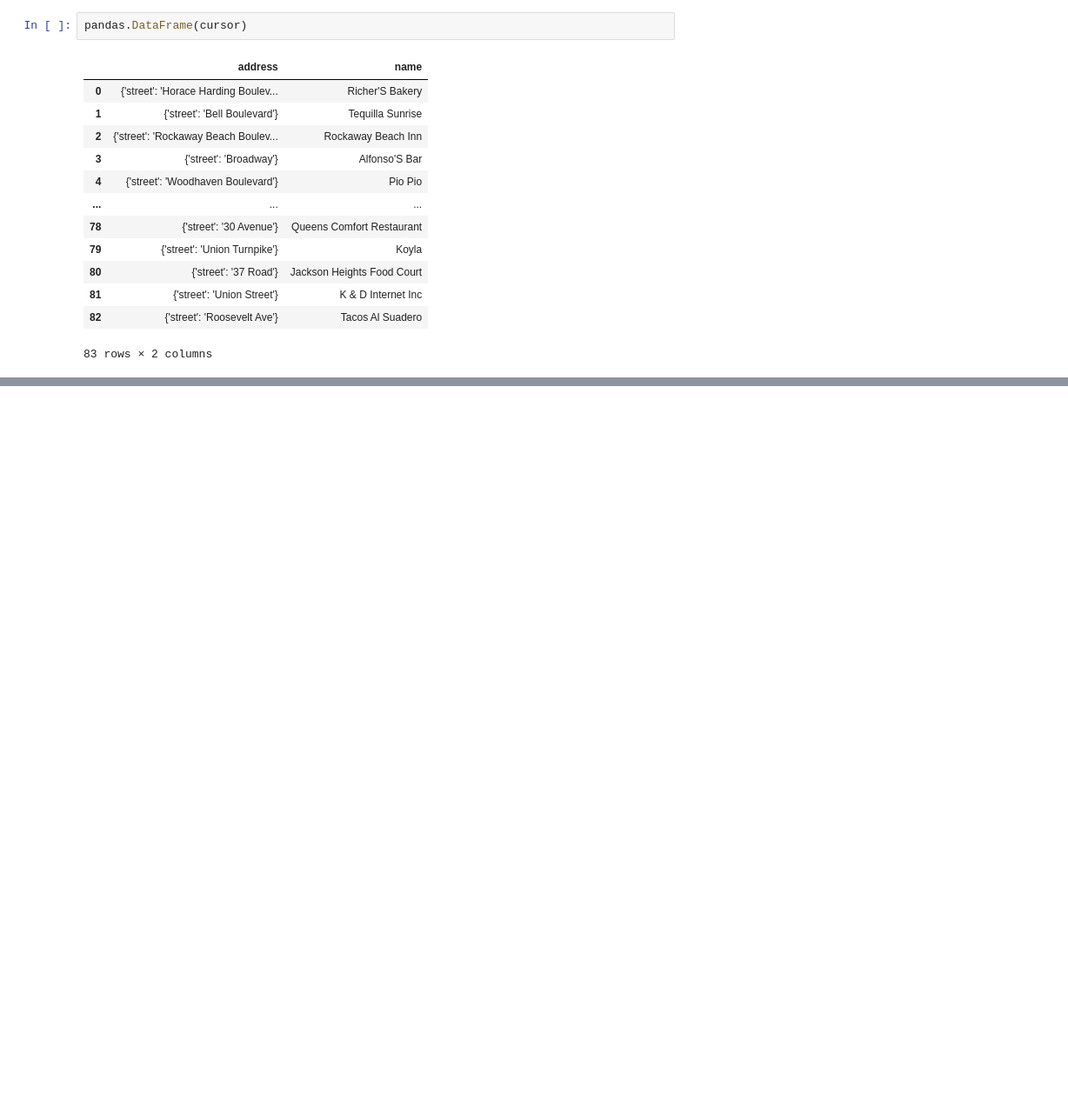
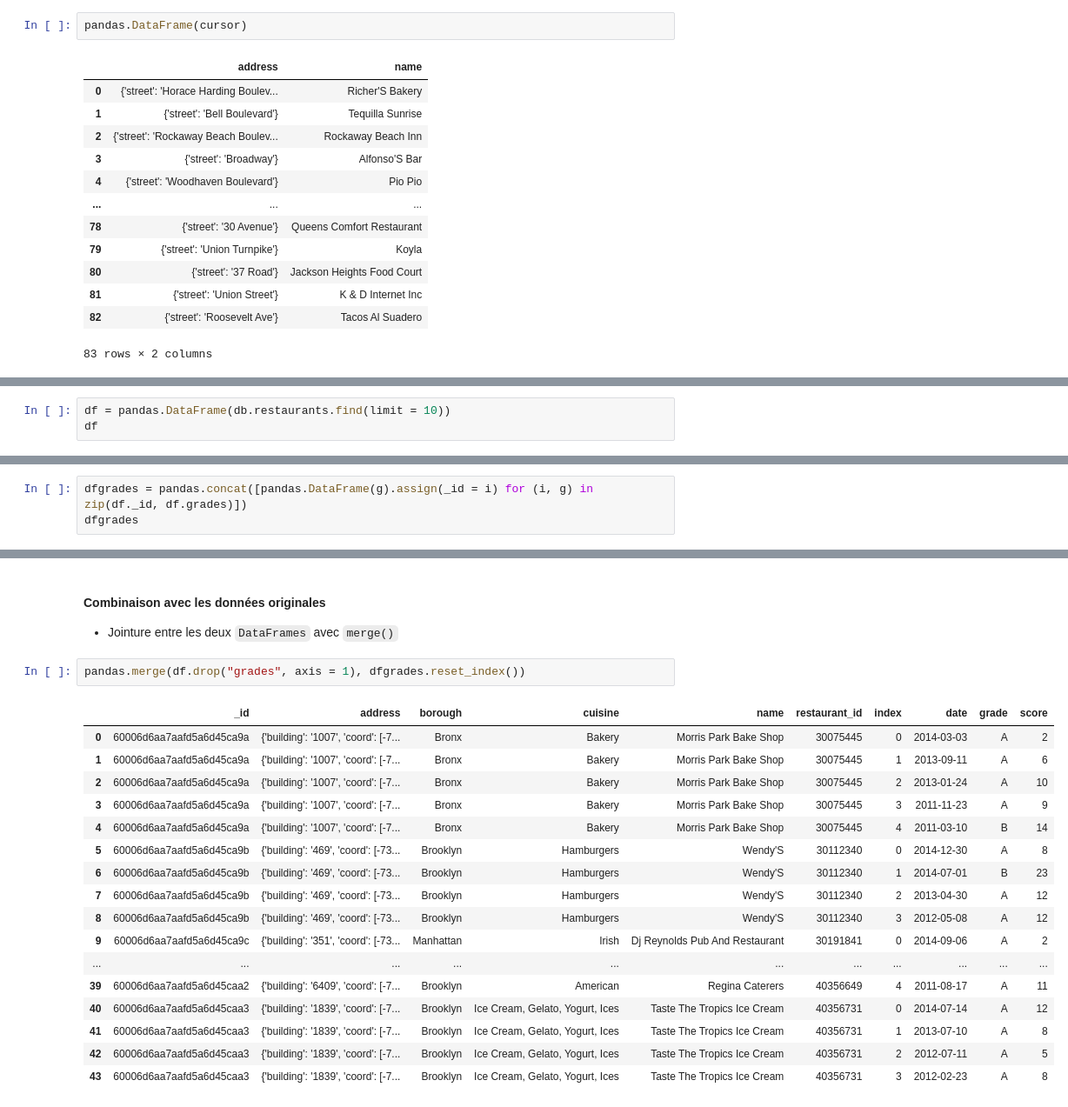
Before and after one commit to fxjollois/cours-2021-2022, a Jupyter notebook: du-ads/python-mongodb.ipynb, the cells around one changed output, grey strips where cells are left out. Shown: that part at 87% size. Drawn from its saved outputs; the diff is of its cells as text; blank space fills up the shorter version.

```diff
--- a/du-ads/python-mongodb.ipynb
+++ b/du-ads/python-mongodb.ipynb
@@ -1177,0 +1246,3 @@ pandas.DataFrame(cursor)
+# %%
+df = pandas.DataFrame(db.restaurants.find(limit = 10))
+df
@@ -1177,0 +1374,3 @@ pandas.DataFrame(cursor)
+# %%
+dfgrades = pandas.concat([pandas.DataFrame(g).assign(_id = i) for (i, g) in zip(df._id, df.grades)])
+dfgrades
@@ -1177,0 +1395,24 @@ pandas.DataFrame(cursor)
+# %% [markdown]
+#### Combinaison avec les données originales
+
+- Jointure entre les deux `DataFrames` avec `merge()`
+# %%
+pandas.merge(df.drop("grades", axis = 1), dfgrades.reset_index())
+# %% [output]
+|  | _id | address | borough | cuisine | name | restaurant_id | index | date | grade | score |
+| 0 | 60006d6aa7aafd5a6d45ca9a | {'building': '1007', 'coord': [-7... | Bronx | Bakery | Morris Park Bake Shop | 30075445 | 0 | 2014-03-03 | A | 2 |
+| 1 | 60006d6aa7aafd5a6d45ca9a | {'building': '1007', 'coord': [-7... | Bronx | Bakery | Morris Park Bake Shop | 30075445 | 1 | 2013-09-11 | A | 6 |
+| 2 | 60006d6aa7aafd5a6d45ca9a | {'building': '1007', 'coord': [-7... | Bronx | Bakery | Morris Park Bake Shop | 30075445 | 2 | 2013-01-24 | A | 10 |
+| 3 | 60006d6aa7aafd5a6d45ca9a | {'building': '1007', 'coord': [-7... | Bronx | Bakery | Morris Park Bake Shop | 30075445 | 3 | 2011-11-23 | A | 9 |
+| 4 | 60006d6aa7aafd5a6d45ca9a | {'building': '1007', 'coord': [-7... | Bronx | Bakery | Morris Park Bake Shop | 30075445 | 4 | 2011-03-10 | B | 14 |
+| 5 | 60006d6aa7aafd5a6d45ca9b | {'building': '469', 'coord': [-73... | Brooklyn | Hamburgers | Wendy'S | 30112340 | 0 | 2014-12-30 | A | 8 |
+| 6 | 60006d6aa7aafd5a6d45ca9b | {'building': '469', 'coord': [-73... | Brooklyn | Hamburgers | Wendy'S | 30112340 | 1 | 2014-07-01 | B | 23 |
+| 7 | 60006d6aa7aafd5a6d45ca9b | {'building': '469', 'coord': [-73... | Brooklyn | Hamburgers | Wendy'S | 30112340 | 2 | 2013-04-30 | A | 12 |
+| 8 | 60006d6aa7aafd5a6d45ca9b | {'building': '469', 'coord': [-73... | Brooklyn | Hamburgers | Wendy'S | 30112340 | 3 | 2012-05-08 | A | 12 |
+| 9 | 60006d6aa7aafd5a6d45ca9c | {'building': '351', 'coord': [-73... | Manhattan | Irish | Dj Reynolds Pub And Restaurant | 30191841 | 0 | 2014-09-06 | A | 2 |
+| ... | ... | ... | ... | ... | ... | ... | ... | ... | ... | ... |
+| 39 | 60006d6aa7aafd5a6d45caa2 | {'building': '6409', 'coord': [-7... | Brooklyn | American | Regina Caterers | 40356649 | 4 | 2011-08-17 | A | 11 |
+| 40 | 60006d6aa7aafd5a6d45caa3 | {'building': '1839', 'coord': [-7... | Brooklyn | Ice Cream, Gelato, Yogurt, Ices | Taste The Tropics Ice Cream | 40356731 | 0 | 2014-07-14 | A | 12 |
+| 41 | 60006d6aa7aafd5a6d45caa3 | {'building': '1839', 'coord': [-7... | Brooklyn | Ice Cream, Gelato, Yogurt, Ices | Taste The Tropics Ice Cream | 40356731 | 1 | 2013-07-10 | A | 8 |
+| 42 | 60006d6aa7aafd5a6d45caa3 | {'building': '1839', 'coord': [-7... | Brooklyn | Ice Cream, Gelato, Yogurt, Ices | Taste The Tropics Ice Cream | 40356731 | 2 | 2012-07-11 | A | 5 |
+| 43 | 60006d6aa7aafd5a6d45caa3 | {'building': '1839', 'coord': [-7... | Brooklyn | Ice Cream, Gelato, Yogurt, Ices | Taste The Tropics Ice Cream | 40356731 | 3 | 2012-02-23 | A | 8 |
```
Also changed, not shown: parts of 51 cells of this notebook, 3 other files.
